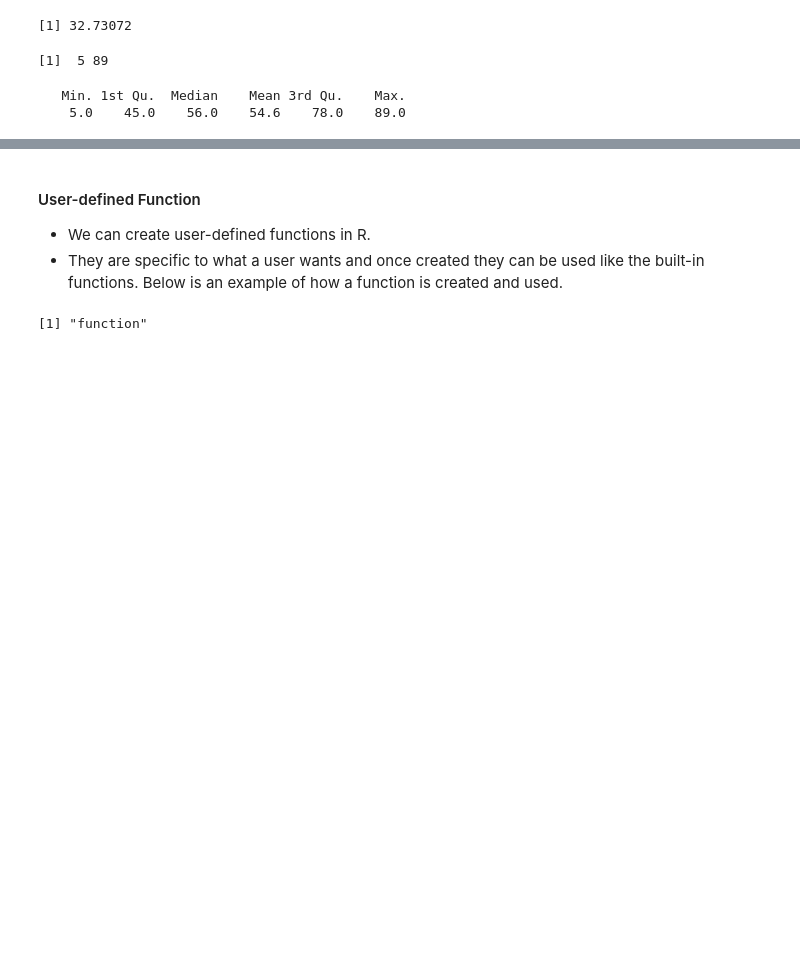
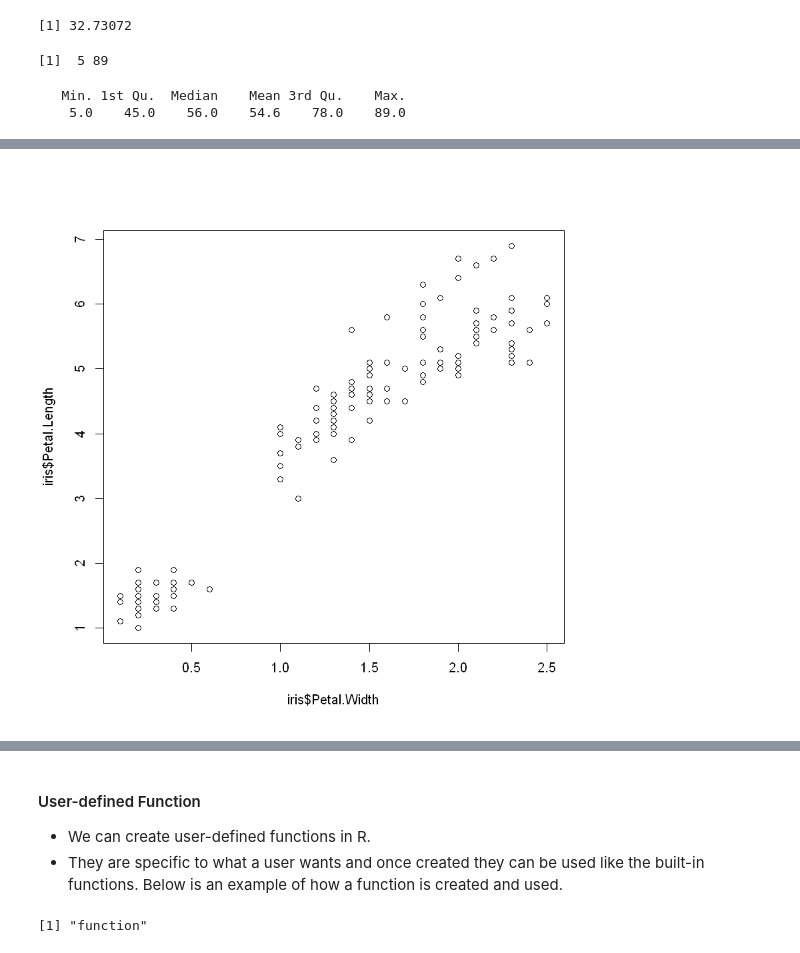
Before and after one commit to svkarthik86/R-Programming, a Jupyter notebook: R-op-ctrl-loop-function.ipynb, the cells around one changed output, grey strips where cells are left out. Drawn from its saved outputs; the diff is of its cells as text; code cells hidden in the pictures; blank space fills up the shorter version.

```diff
--- a/R-op-ctrl-loop-function.ipynb
+++ b/R-op-ctrl-loop-function.ipynb
@@ -779,0 +1193,4 @@ summary(c(45,56,78,89,5))
+# %%
+plot(iris$Petal.Width,iris$Petal.Length)
+# %% [output]
+[figure, added]
```
Also changed, not shown: parts of 159 cells of this notebook.
